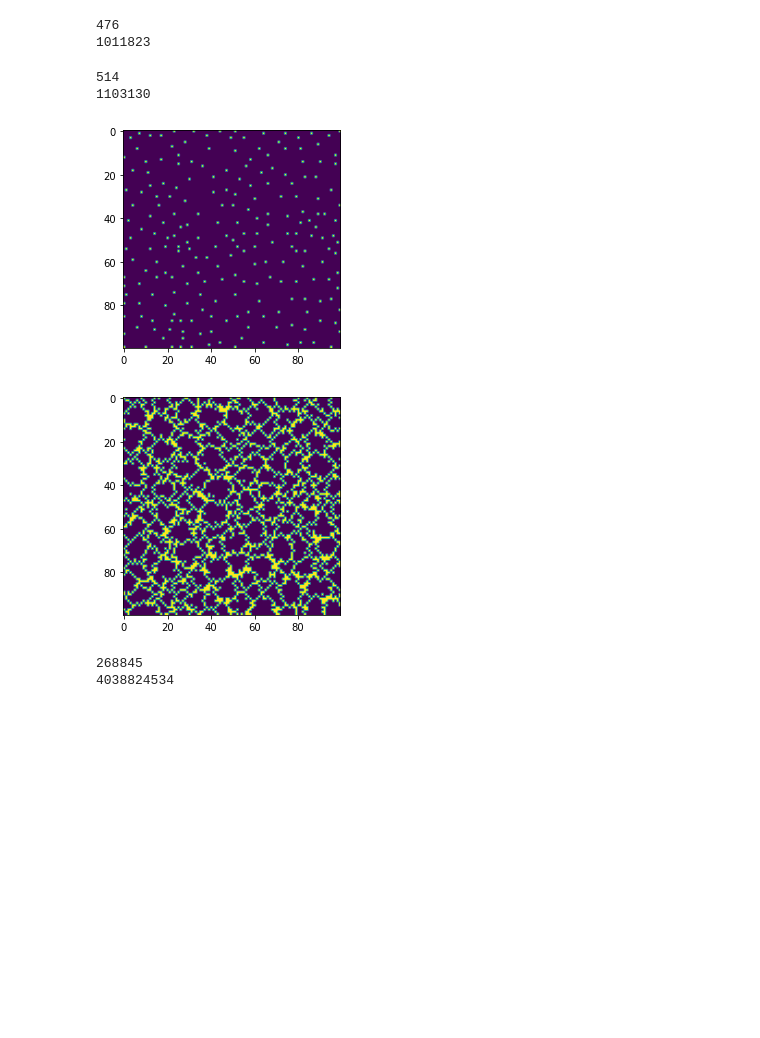
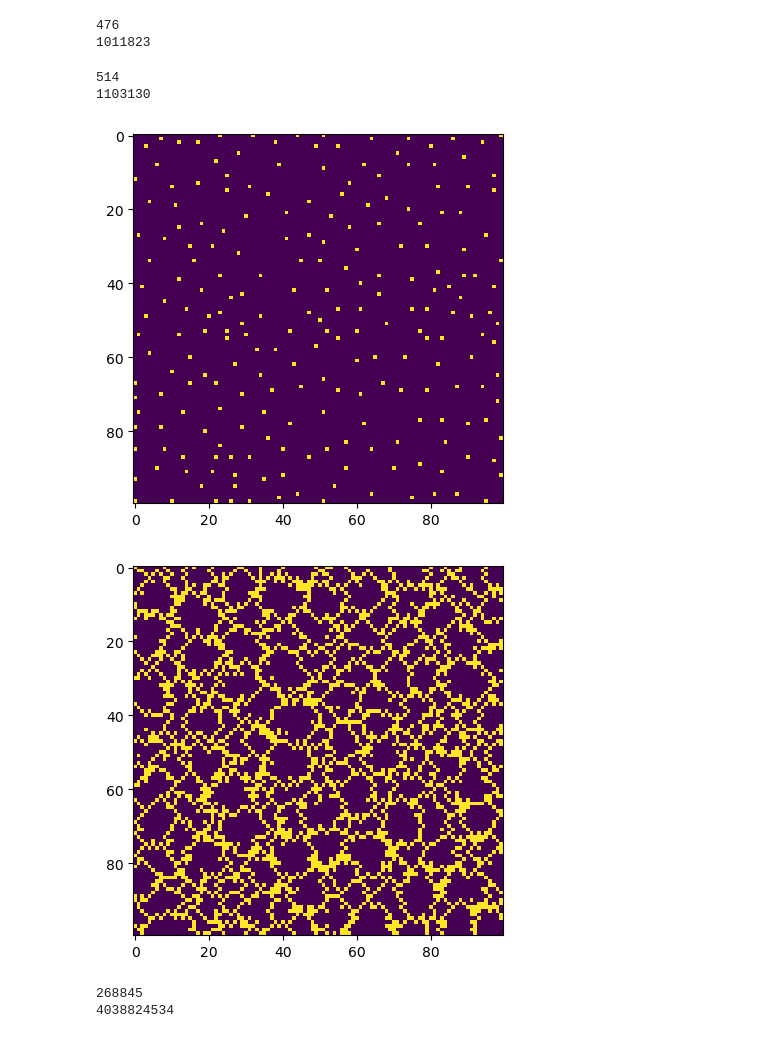
Before and after one commit to ThomasTram/AdventOfCode2021, a Jupyter notebook: AdventCalendar.ipynb, the cells around one changed output. Cells and saved outputs as stored; diff of their text form; code cells hidden in the pictures; blank space fills up the shorter version.

```diff
--- a/AdventCalendar.ipynb
+++ b/AdventCalendar.ipynb
@@ -43,7 +43,10 @@ print(pos[0]*pos[1])
 1864715580
 # %%
 # Day 3
-data = np.loadtxt('day3.txt', converters={0:lambda s: [c for c in s]}, dtype=np.chararray) - 48
+#data = np.array(np.loadtxt('day3.txt', converters={0:lambda s: [c for c in s]}, dtype=np.chararray)) - 48
+with open('day3.txt') as fid:
+    tmp = fid.read().strip().split('\n')
+data = np.array([list(map(int, line)) for line in tmp])
 tmp = data.sum(0)/data.shape[0] + 0.5 + 1e-16
 tmp = tmp.astype(int)
 gamma = ''.join([str(t) for t in tmp])
@@ -267,7 +270,10 @@ print(out)
 1011823
 # %%
 # Day 9
-data = np.loadtxt('day9.txt', converters={0:lambda s:[int(c) - 48 for c in s]}, dtype=int)
+#data = np.loadtxt('day9.txt', converters={0:lambda s:[int(c) - 48 for c in s]}, dtype=int)
+with open('day9.txt') as fid:
+    tmp = fid.read().strip().split('\n')
+data = np.array([list(map(int, line)) for line in tmp])
 is_low = np.empty(data.shape, dtype=bool)
 
 is_low[1:-1,1:-1] = ((data[1:-1,1:-1] < data[0:-2,1:-1]) & (data[1:-1,1:-1] < data[2:,1:-1]) &
@@ -294,35 +300,35 @@ def walk_the_walk(point, direction, all_points):
             flat_index = new_point[0]*data.shape[1] + new_point[1]
             if flat_index not in all_points:
                 all_points.add(flat_index)
                 walk_the_walk(new_point, new_direction, all_points)
 
 indices_x, indices_y = np.where(is_low)
 
 plt.figure()
 plt.imshow(is_low)
 plt.figure()
 plt.imshow(barriers)
 size_holes = []
 for ix, iy in zip(indices_x, indices_y):
     all_points = set()
     walk_the_walk([ix, iy], 'N', all_points)
     size_holes.append(len(all_points))
     #plt.figure()
     #data2 = data.copy()
     #for p in all_points:
     #    ix = p // data.shape[1]
     #    iy = p % data.shape[1]
     #    data2[ix, iy] = -10
     #plt.imshow(data2)
     #plt.colorbar()
 
 size_holes_sorted = np.sort(size_holes)
 print(size_holes_sorted[-3]*size_holes_sorted[-2]*size_holes_sorted[-1])
 # %% [output]
 514
 1103130
-[figure, old version]
+[figure, new version]
-[figure, old version]
+[figure, new version]
 # %%
 # Day 10
 openings = ['(', '[','{','<']
```
Also changed, not shown: parts of 8 cells of this notebook.
